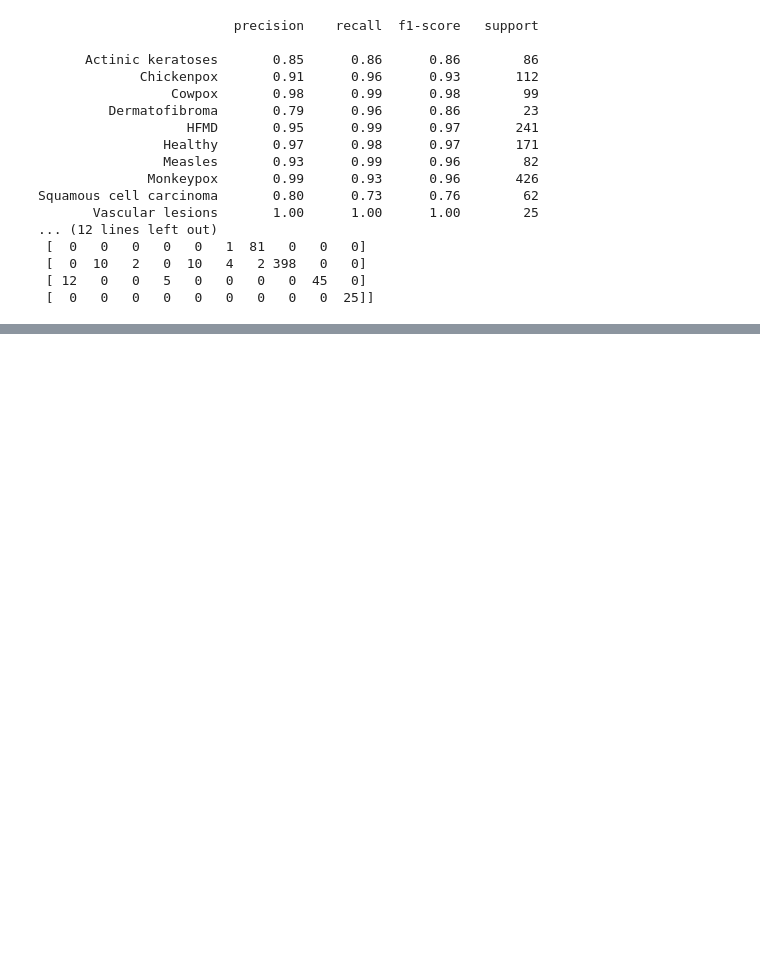
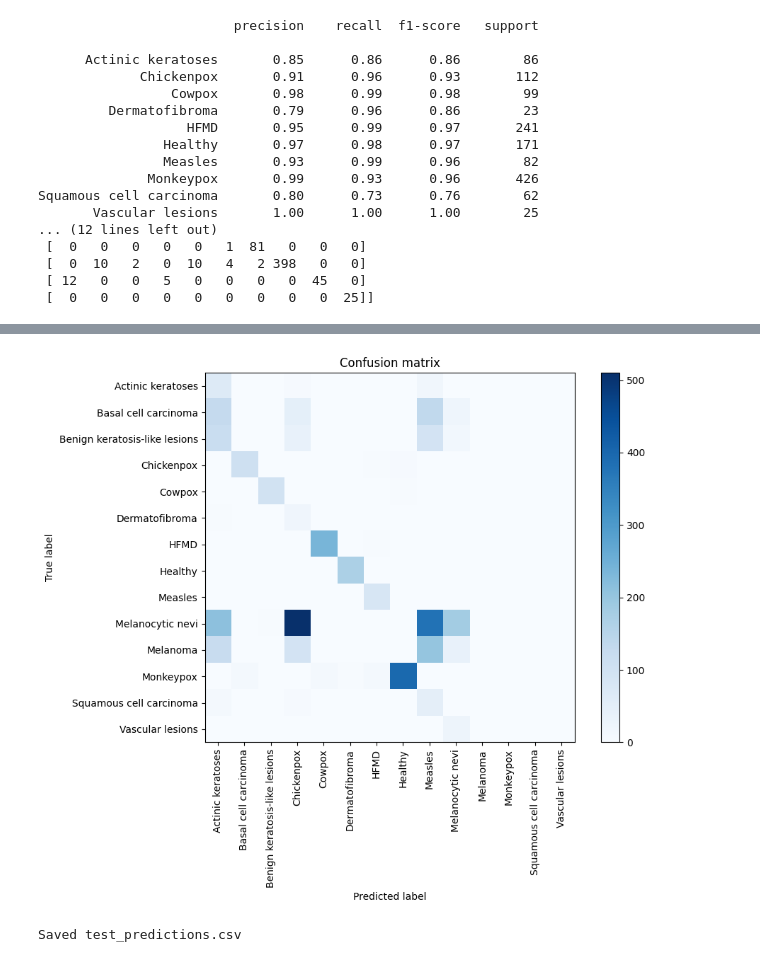
Before and after one commit to sudarshan-raveendranath/Skin-Lession-Detection, a Jupyter notebook: models/skin_lesion_efficientnet.ipynb, the cells around one changed output, grey strips where cells are left out. Drawn from its saved outputs; the diff is of its cells as text; code cells hidden in the pictures; blank space fills up the shorter version.

```diff
--- a/models/skin_lesion_efficientnet.ipynb
+++ b/models/skin_lesion_efficientnet.ipynb
@@ -284,3 +284,81 @@ Squamous cell carcinoma       0.80      0.73      0.76        62
  [  0  10   2   0  10   4   2 398   0   0]
  [ 12   0   0   5   0   0   0   0  45   0]
  [  0   0   0   0   0   0   0   0   0  25]]
+# %%
+# (place this in a new notebook cell)
+%pip install pandas
+import torch
+from torchvision import datasets
+from torch.utils.data import DataLoader
+from sklearn.metrics import classification_report, confusion_matrix
+import numpy as np
+import matplotlib.pyplot as plt
+import pandas as pd
+
+# path to test data
+test_dir = r"D:\archive\test"
+
+# use same transforms as val_transforms to keep inputs consistent
+test_dataset = datasets.ImageFolder(test_dir, transform=val_transforms)
+test_loader = DataLoader(test_dataset, batch_size=32, shuffle=False, num_workers=4)
+
+print("Test classes order:", test_dataset.classes)
+print("Test size:", len(test_dataset))
+
+# load best checkpoint (if you saved it during training)
+ckpt_path = "EfficientNet-B0_best.pth"   # adjust if different
+try:
+    state = torch.load(ckpt_path, map_location=device)
+    model.load_state_dict(state)
+    print("Loaded checkpoint:", ckpt_path)
+except Exception as e:
+    print("Checkpoint load failed (using current model):", e)
+
+model.to(device)
+model.eval()
+
+y_true = []
+y_pred = []
+probs = []   # optional: predicted probabilities
+
+with torch.no_grad():
+    for inputs, labels in test_loader:
+        inputs = inputs.to(device)
+        labels = labels.to(device)
+        outputs = model(inputs)
+        ps = torch.softmax(outputs, dim=1)
+        _, preds = torch.max(outputs, 1)
+
+        y_true.extend(labels.cpu().numpy().tolist())
+        y_pred.extend(preds.cpu().numpy().tolist())
+        probs.extend(ps.cpu().numpy().tolist())
+
+# metrics
+print(classification_report(y_true, y_pred, target_names=test_dataset.classes))
+cm = confusion_matrix(y_true, y_pred)
+print("Confusion matrix:\n", cm)
+
+# optional: plot confusion matrix
+plt.figure(figsize=(10,8))
+plt.imshow(cm, interpolation='nearest', cmap=plt.cm.Blues)
+plt.title("Confusion matrix")
+plt.colorbar()
+tick_marks = np.arange(len(test_dataset.classes))
+plt.xticks(tick_marks, test_dataset.classes, rotation=90)
+plt.yticks(tick_marks, test_dataset.classes)
+plt.ylabel('True label')
+plt.xlabel('Predicted label')
+plt.tight_layout()
+plt.show()
+
+# optional: save per-image predictions (filenames, true, pred, prob)
+filenames = [p[0] for p in test_dataset.samples]  # full relative paths
+df = pd.DataFrame({
+    "file": filenames,
+    "true": [test_dataset.classes[i] for i in y_true],
+    "pred": [test_dataset.classes[i] for i in y_pred],
+    "prob_top": [round(float(np.max(p)),4) for p in probs]
+})
+df.to_csv("test_predictions.csv", index=False)
+print("Saved test_predictions.csv")
+# %% [output]
@@ -286,0 +399,2 @@ Squamous cell carcinoma       0.80      0.73      0.76        62
+[figure, added]
+Saved test_predictions.csv
```
Also changed, not shown: parts of 1 cell of this notebook.
